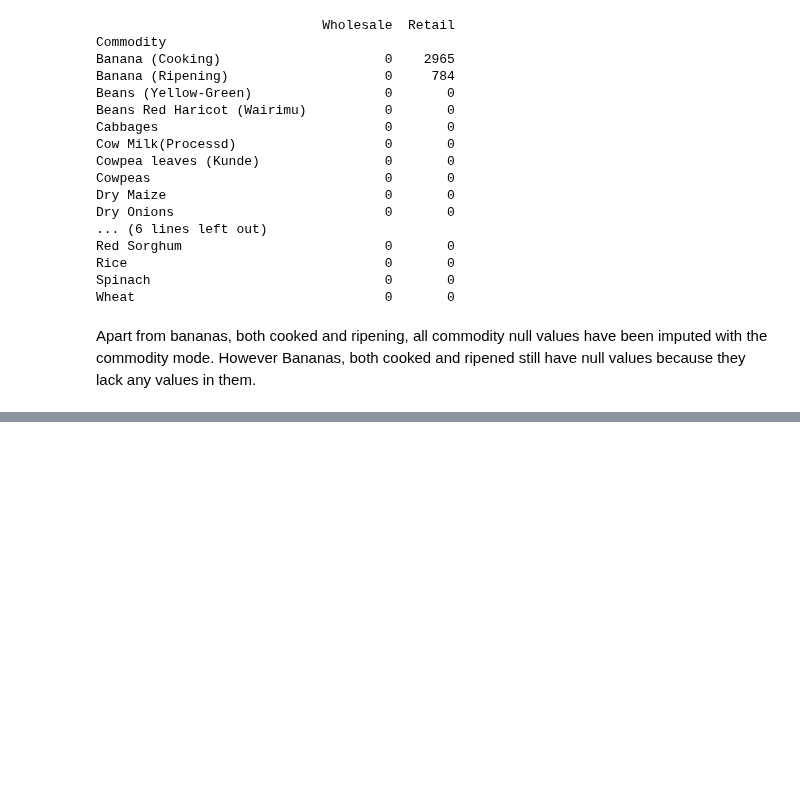
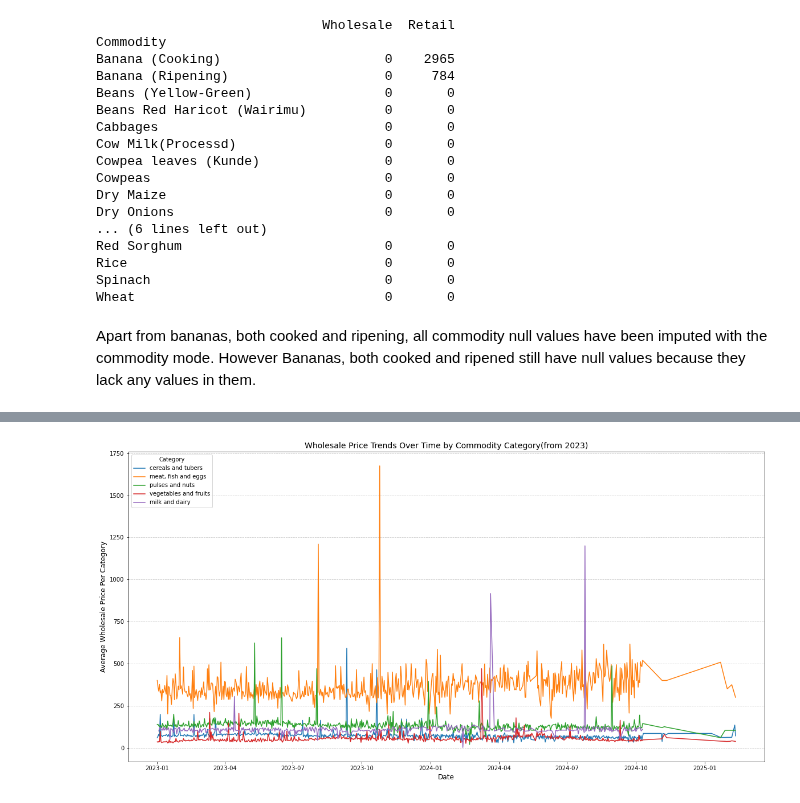
Before and after one commit to Logan-BCM/AgriPriceForecast-Kenya, a Jupyter notebook: Project.ipynb, the cells around one changed output, grey strips where cells are left out. Drawn from its saved outputs; the diff is of its cells as text; code cells hidden in the pictures; blank space fills up the shorter version.

```diff
--- a/Project.ipynb
+++ b/Project.ipynb
@@ -759,0 +826,22 @@ products_df.shape
+# %%
+# Group data by category and date, then calculate the average wholesale price per category over time
+df_category_trends = products_df.groupby(['Date', 'Category'])['Wholesale'].mean().reset_index()
+
+# Filter data for records from 2023 onwards
+df_category_trends = df_category_trends[df_category_trends['Date'].dt.year >= 2023]
+
+# Plot price trends over time for different categories
+plt.figure(figsize=(20, 10))
+for category in df_category_trends['Category'].unique():
+    subset = df_category_trends[df_category_trends['Category'] == category]
+    plt.plot(subset['Date'], subset['Wholesale'], linestyle='-', label=category)
+
+plt.title("Wholesale Price Trends Over Time by Commodity Category(from 2023)", fontsize=14)
+plt.xlabel("Date", fontsize=12)
+plt.ylabel("Average Wholesale Price Per Category", fontsize=12)
+plt.legend(title="Category",loc='upper left')  # Legend outside for better visibility
+plt.grid(axis='y', linestyle='--', alpha=0.7)
+
+plt.show()
+# %% [output]
+[figure, added]
```
Also changed, not shown: parts of 10 cells of this notebook.
